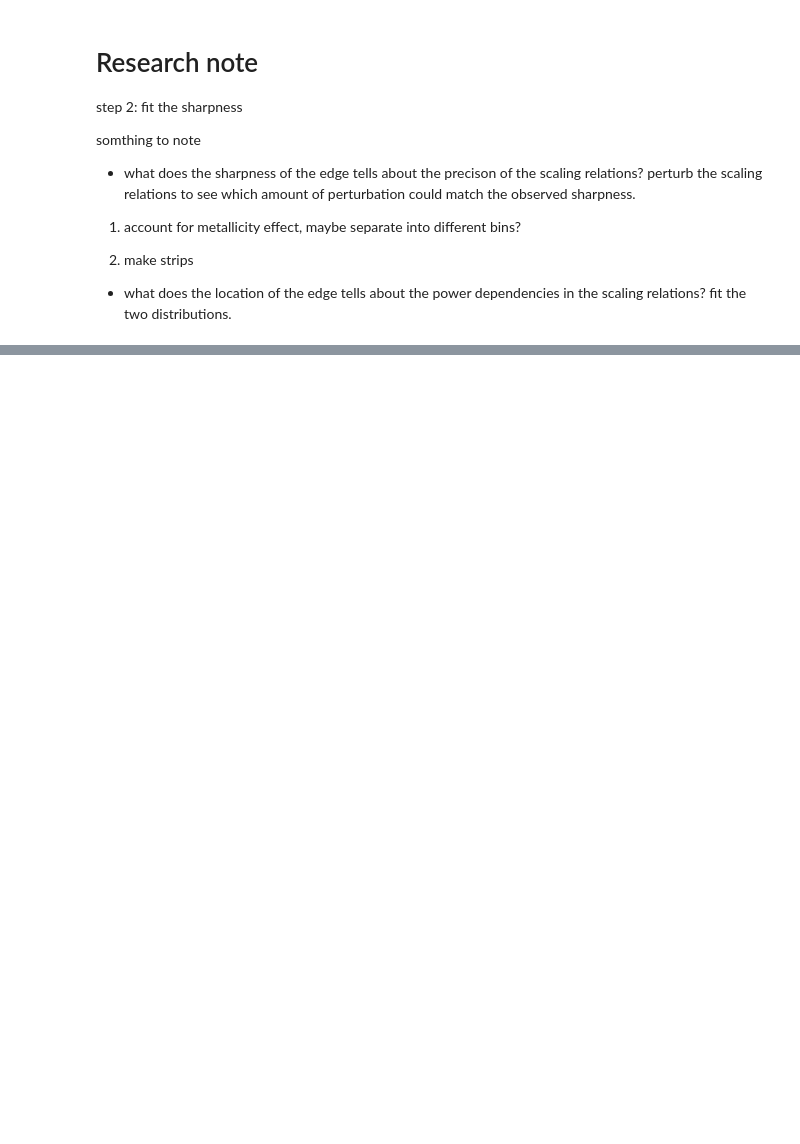
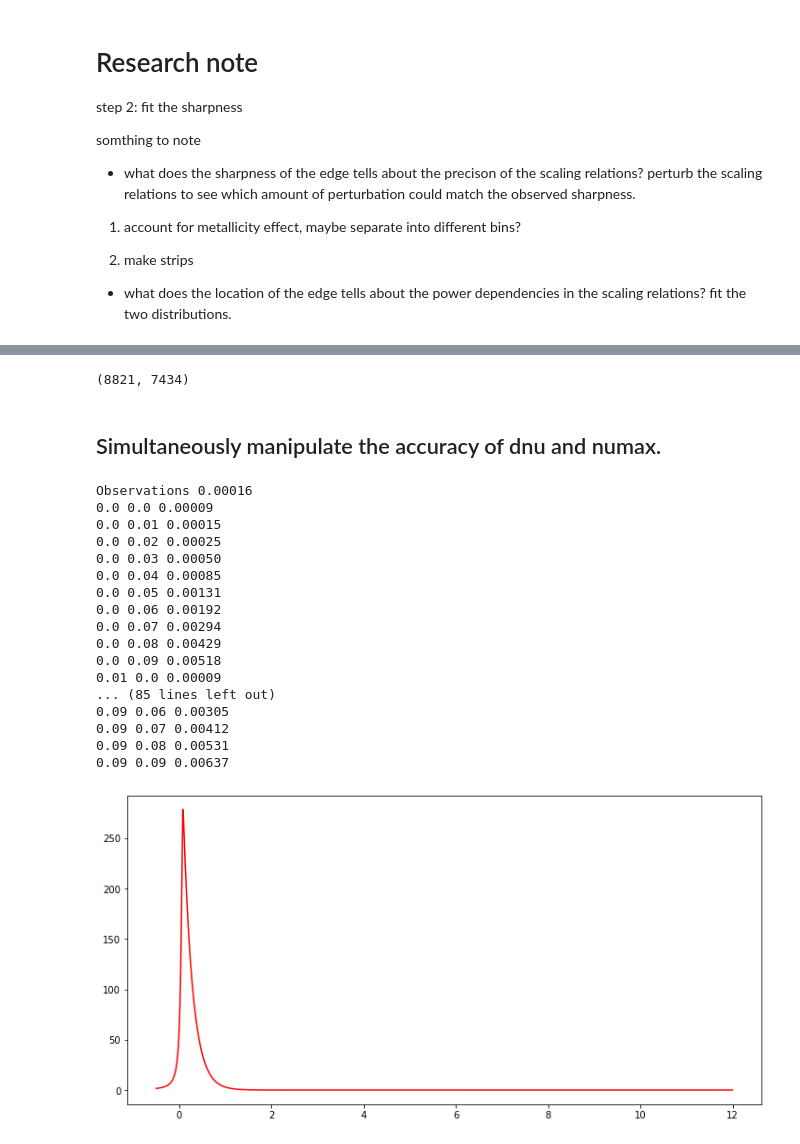
Before and after one commit to parallelpro/nike, a Jupyter notebook: lib/2-sharpness.ipynb, the cells around one changed output, grey strips where cells are left out. Cells and saved outputs as stored; diff of their text form; code cells hidden in the pictures; blank space fills up the shorter version.

```diff
--- a/lib/2-sharpness.ipynb
+++ b/lib/2-sharpness.ipynb
@@ -37,0 +101,76 @@ obj.plot_fit(ax=ax)
+# %%
+Ndata, Nobs
+# %% [output]
+(8821, 7434)
+# %% [markdown]
+## Simultaneously manipulate the accuracy of dnu and numax.
+# %%
+# initiate a plot
+fig = plt.figure(figsize=(12,6))
+ax = fig.add_subplot(111)
+
+### 1 observation
+dist = np.load("sample/obs/nike_dist.npy")
+bins = np.linspace(-0.5, 12, 1000)
+obj_obs = distfit(dist, bins, model1())
+# obj_obs.plot_hist(ax=ax, histkwargs={"color":"red", "label":"Observations", "zorder":100})
+obj_obs.fit()
+# obj_obs.plot_fit(ax=ax, fitkwargs={"color":"red", "label":"Observations", "zorder":100})
+metric_obs = model1_metric(obj_obs.para_fit, obj_obs.histx, obj_obs.histy)
+print("Observations", "{:0.5f}".format(metric_obs[0]))
+
+
+### 2 model
+# manipulate models
+numax_perturb = np.arange(0., 0.1, 0.01)
+dnu_perturb = np.arange(0., 0.1, 0.01)
+# colors = sns.color_palette("Blues_d", numax_perturb.shape[0])
+# labels = ["{:0.0f}%".format(numax_perturb[i]*100) for i in range(numax_perturb.shape[0]) ]
+
+# read in unperturbed dnu and numax, with edges
+nike_samples = np.load("sample/padova/nike_samples.npy")
+dnu, numax = nike_samples[:,0]**0.75/nike_samples[:,1], nike_samples[:,0]
+nike_edges = np.load("sample/padova/nike_edge_samples.npy")
+xedge, yedge = nike_edges[:,0], nike_edges[:,1]
+tck_padova = np.load("sample/padova/spline_tck.npy", allow_pickle=True)
+metric = np.zeros((dnu_perturb.shape[0], numax_perturb.shape[0]))
+
+for inumax in range(numax_perturb.shape[0]):
+    for idnu in range(dnu_perturb.shape[0]):
+        Ndata = numax.shape[0]
+        fnumax = (np.random.randn(Ndata) * numax_perturb[inumax] + 1)
+        fdnu = (np.random.randn(Ndata) * dnu_perturb[idnu] + 1)
+        xdata, ydata = (numax*fnumax), (numax*fnumax)**0.75/(dnu*fdnu)
+
+        dist = shortest_distance_nike(xdata, ydata, xedge, yedge, tck_padova)
+        obj = distfit(dist, bins, model1())
+        obj.fit()
+        # obj.plot_fit(ax=ax, fitkwargs={"color":colors[inumax], "label":labels[inumax]})
+        metric_mod = model1_metric(obj.para_fit, obj.histx, obj.histy)
+        print(numax_perturb[inumax], dnu_perturb[idnu], "{:0.5f}".format(metric_mod[0]))
+        metric[idnu, inumax] = metric_mod[0]
+
+# ax.legend()
+# ax.set_xlim(-0.5,2)
+
+data = [metric_obs[0], metric, dnu_perturb, numax_perturb]
+np.save("sample/sharpness/metric", data)
+# %% [output]
+Observations 0.00016
+0.0 0.0 0.00009
+0.0 0.01 0.00015
+0.0 0.02 0.00025
+0.0 0.03 0.00050
+0.0 0.04 0.00085
+0.0 0.05 0.00131
+0.0 0.06 0.00192
+0.0 0.07 0.00294
+0.0 0.08 0.00429
+0.0 0.09 0.00518
+0.01 0.0 0.00009
+... (85 lines left out)
+0.09 0.06 0.00305
+0.09 0.07 0.00412
+0.09 0.08 0.00531
+0.09 0.09 0.00637
+[figure, added]
```
Also changed, not shown: parts of 17 cells of this notebook, 3 other files.
